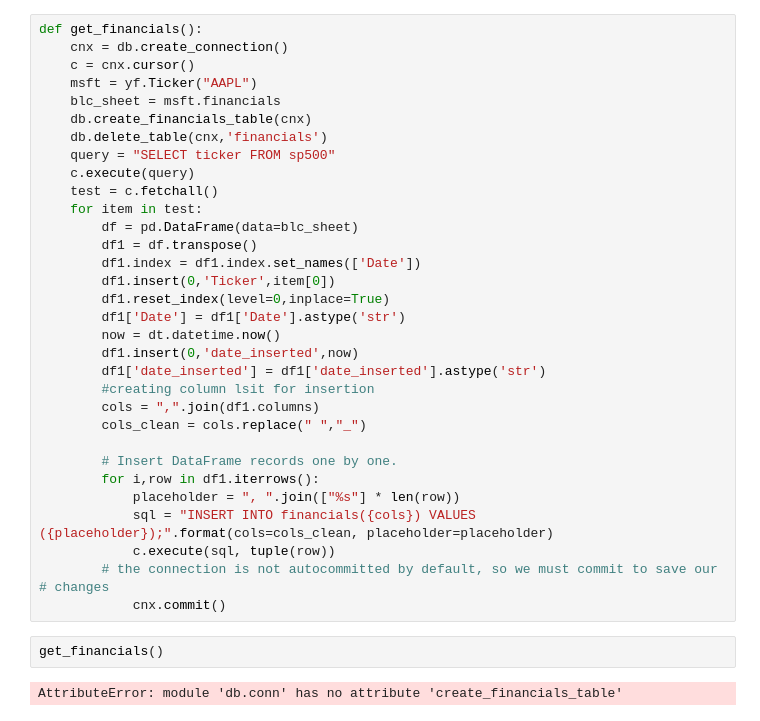
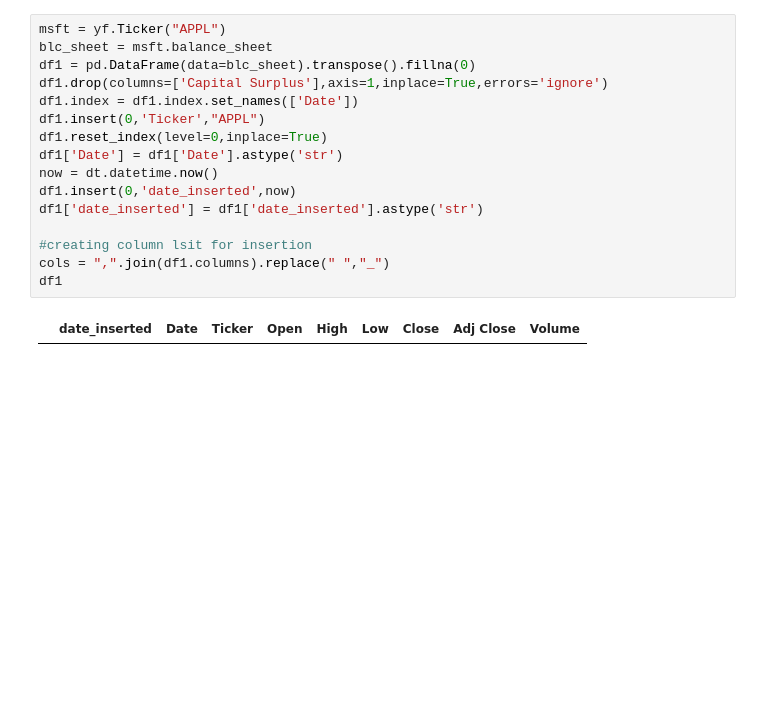
Before and after one commit to oliveirajo/finpy, a Jupyter notebook: Untitled.ipynb, the cells around one changed output. Saved outputs shown, nothing was run; the diff lists cells and outputs as text; blank space fills up the shorter version.

```diff
--- a/Untitled.ipynb
+++ b/Untitled.ipynb
@@ -69,36 +87,18 @@ get_blc_sheet()
 # %%
-def get_financials():
-    cnx = db.create_connection()
-    c = cnx.cursor()
-    msft = yf.Ticker("AAPL")
-    blc_sheet = msft.financials
-    db.create_financials_table(cnx)
-    db.delete_table(cnx,'financials')
-    query = "SELECT ticker FROM sp500"
-    c.execute(query)
-    test = c.fetchall()
-    for item in test:
-        df = pd.DataFrame(data=blc_sheet)
-        df1 = df.transpose()
-        df1.index = df1.index.set_names(['Date'])
-        df1.insert(0,'Ticker',item[0])
-        df1.reset_index(level=0,inplace=True)
-        df1['Date'] = df1['Date'].astype('str')
-        now = dt.datetime.now()
-        df1.insert(0,'date_inserted',now)
-        df1['date_inserted'] = df1['date_inserted'].astype('str')
-        #creating column lsit for insertion
-        cols = ",".join(df1.columns)
-        cols_clean = cols.replace(" ","_")
+msft = yf.Ticker("APPL")
+blc_sheet = msft.balance_sheet
+df1 = pd.DataFrame(data=blc_sheet).transpose().fillna(0)
+df1.drop(columns=['Capital Surplus'],axis=1,inplace=True,errors='ignore')
+df1.index = df1.index.set_names(['Date'])
+df1.insert(0,'Ticker',"APPL")
+df1.reset_index(level=0,inplace=True)
+df1['Date'] = df1['Date'].astype('str')
+now = dt.datetime.now()
+df1.insert(0,'date_inserted',now)
+df1['date_inserted'] = df1['date_inserted'].astype('str')
 
-        # Insert DataFrame records one by one.
-        for i,row in df1.iterrows():
-            placeholder = ", ".join(["%s"] * len(row))
-            sql = "INSERT INTO financials({cols}) VALUES ({placeholder});".format(cols=cols_clean, placeholder=placeholder)
-            c.execute(sql, tuple(row))
-        # the connection is not autocommitted by default, so we must commit to save our # changes
-            cnx.commit()
+#creating column lsit for insertion
+cols = ",".join(df1.columns).replace(" ","_")
+df1
+# %% [output]
+|  | date_inserted | Date | Ticker | Open | High | Low | Close | Adj Close | Volume |
-# %%
-get_financials()
-# %% [output]
-AttributeError: module 'db.conn' has no attribute 'create_financials_table'
```
Also changed, not shown: parts of 9 cells of this notebook, 3 other files.
